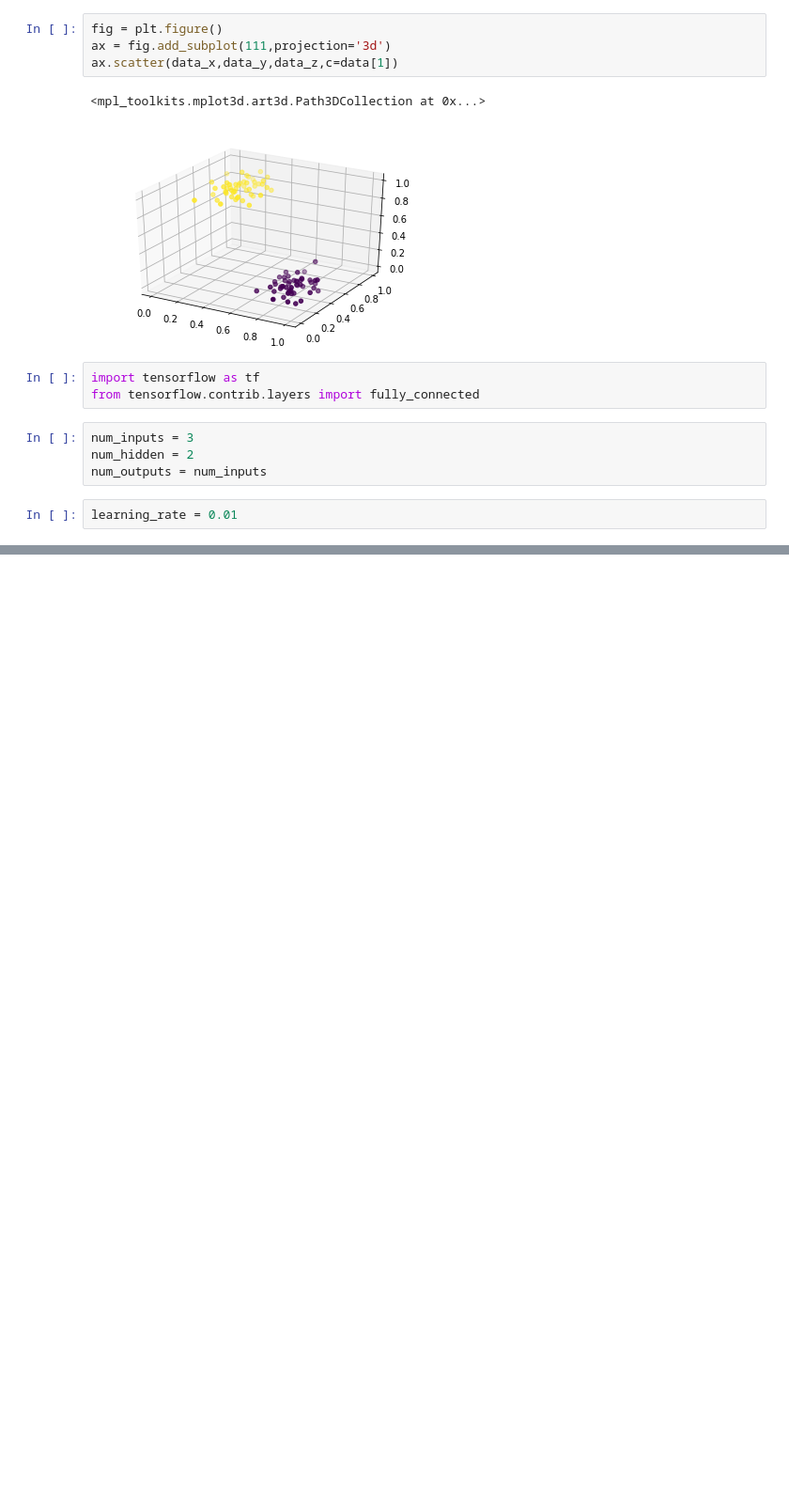
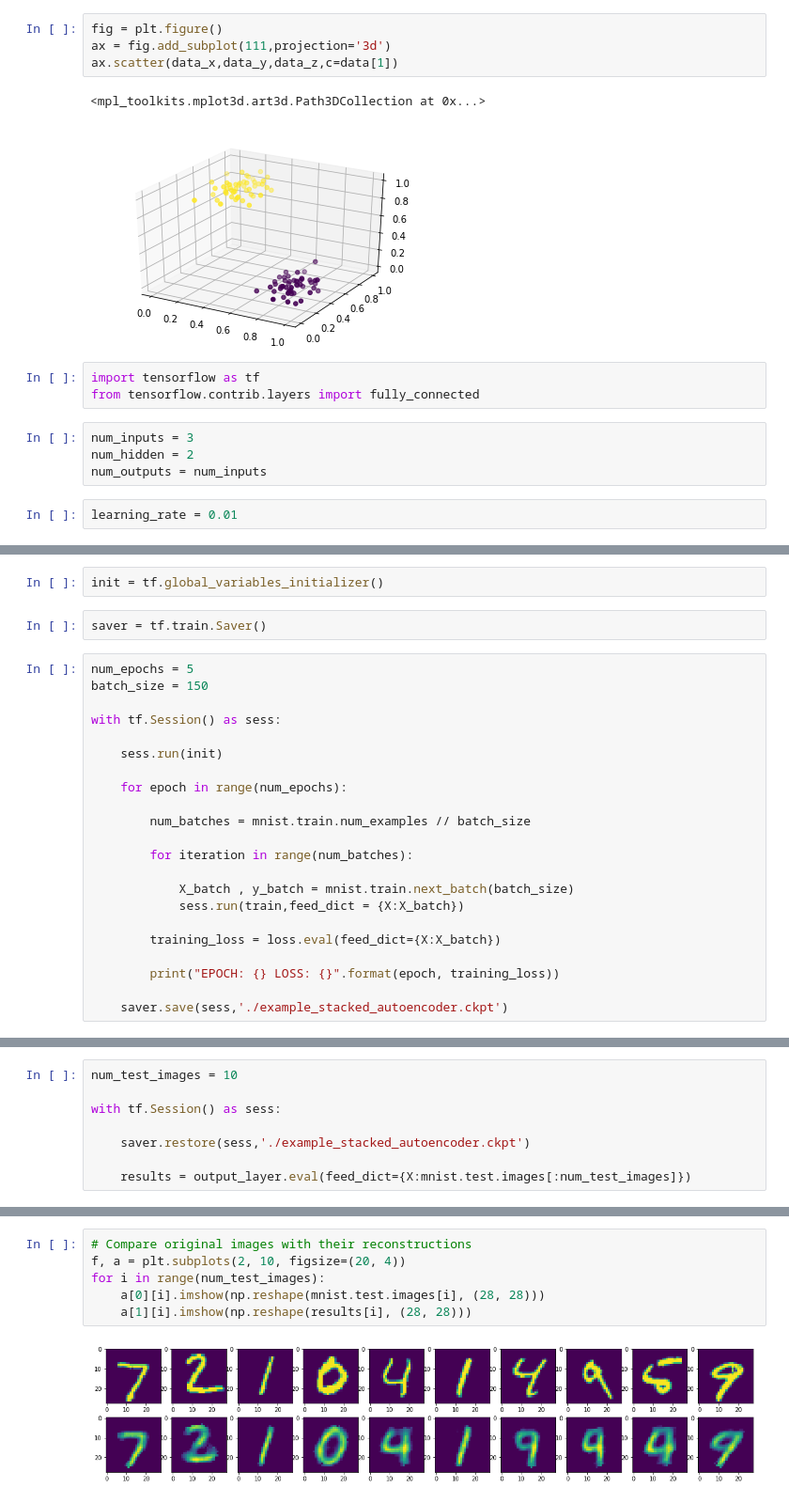
Before and after one commit to WoutAarts/udemy_tensor_flow, a Jupyter notebook: envs/tfdeeplearning/Tensorflow-Bootcamp-master/PCA_autoencoder.ipynb, the cells around one changed output, grey strips where cells are left out. Shown at 94% size. Cells and saved outputs as stored; diff of their text form; blank space fills up the shorter version.

Commit message:
autoencoders

```diff
--- a/envs/tfdeeplearning/Tensorflow-Bootcamp-master/PCA_autoencoder.ipynb
+++ b/envs/tfdeeplearning/Tensorflow-Bootcamp-master/PCA_autoencoder.ipynb
@@ -62,0 +157,26 @@ X = tf.placeholder(tf.float32,shape=[None,num_onputs])
+# %%
+init = tf.global_variables_initializer()
+# %%
+saver = tf.train.Saver()
+# %%
+num_epochs = 5
+batch_size = 150
+
+with tf.Session() as sess:
+
+    sess.run(init)
+
+    for epoch in range(num_epochs):
+
+        num_batches = mnist.train.num_examples // batch_size
+
+        for iteration in range(num_batches):
+
+            X_batch , y_batch = mnist.train.next_batch(batch_size)
+            sess.run(train,feed_dict = {X:X_batch})
+
+        training_loss = loss.eval(feed_dict={X:X_batch})
+
+        print("EPOCH: {} LOSS: {}".format(epoch, training_loss))
+
+    saver.save(sess,'./example_stacked_autoencoder.ckpt')
@@ -62,0 +189,8 @@ X = tf.placeholder(tf.float32,shape=[None,num_onputs])
+# %%
+num_test_images = 10
+
+with tf.Session() as sess:
+
+    saver.restore(sess,'./example_stacked_autoencoder.ckpt')
+
+    results = output_layer.eval(feed_dict={X:mnist.test.images[:num_test_images]})
@@ -62,0 +209,8 @@ X = tf.placeholder(tf.float32,shape=[None,num_onputs])
+# %%
+# Compare original images with their reconstructions
+f, a = plt.subplots(2, 10, figsize=(20, 4))
+for i in range(num_test_images):
+    a[0][i].imshow(np.reshape(mnist.test.images[i], (28, 28)))
+    a[1][i].imshow(np.reshape(results[i], (28, 28)))
+# %% [output]
+[figure, added]
```
Also changed, not shown: parts of 35 cells of this notebook.
